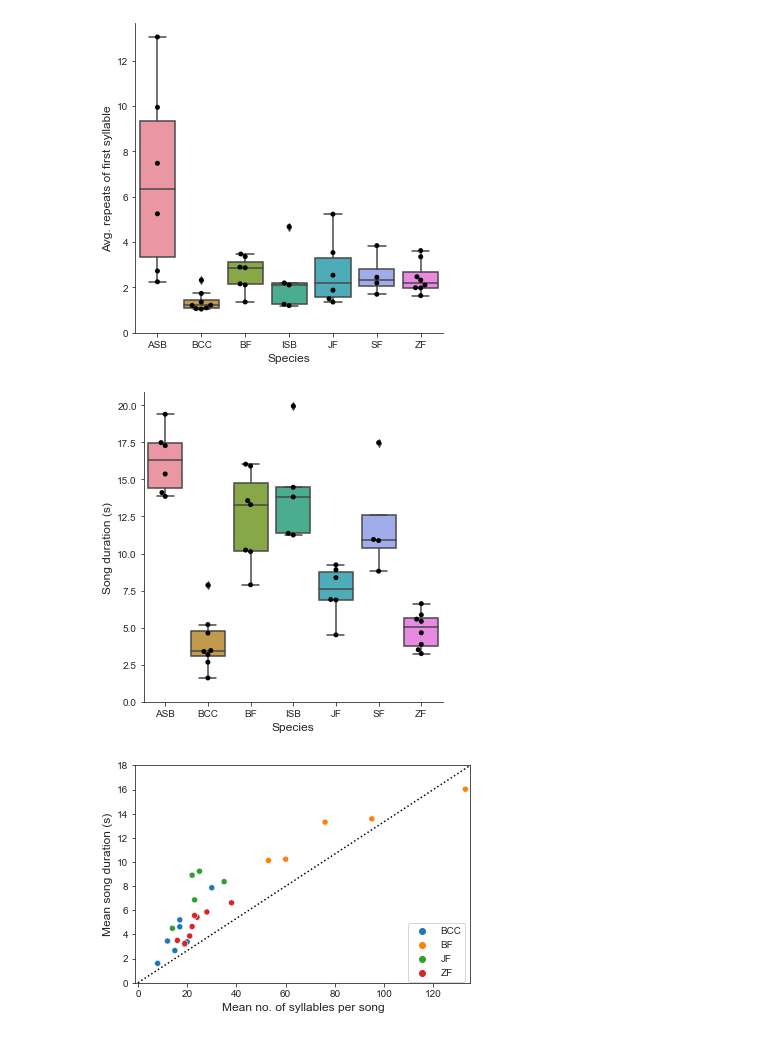
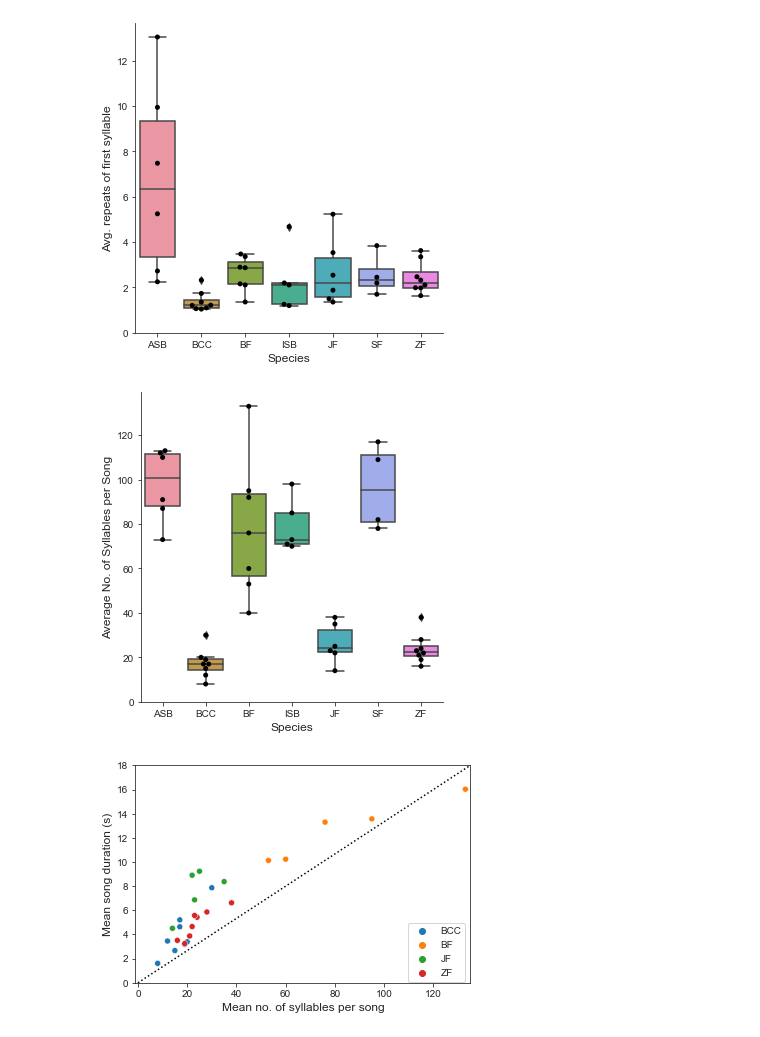
Before and after one commit to vasudha-kulkarni/IN-comparative-analysis, a Jupyter notebook: visualising_data.ipynb, the cells around one changed output. Cells and saved outputs as stored; diff of their text form; code cells hidden in the pictures.

Commit message:
7 species (n=45) all graphs updated

```diff
--- a/visualising_data.ipynb
+++ b/visualising_data.ipynb
@@ -117,17 +117,21 @@ plt.savefig('06 Avg repeats of first syllable.png', dpi = 600)
 [figure]
 # %%
 sns.set_style("ticks")
-g = sns.catplot(data=song2_q, x="Species", y="Song duration", kind="box")
-sns.swarmplot(data=song2_q, x="Species", y="Song duration", color="k", size=5, ax=g.ax)
+sns.set_palette("husl")
+# g = sns.catplot(data=song2_q, x="Species", y="Song duration", kind="box")
+# sns.swarmplot(data=song2_q, x="Species", y="Song duration", color="k", size=5, ax=g.ax)
+
+g = sns.catplot(data=song2_q, x="Species", y="Avg. No. of Syll per song", kind="box")
+sns.swarmplot(data=song2_q, x="Species", y="Avg. No. of Syll per song", color="k", size=5, ax=g.ax)
 
 plt.xlabel('Species', fontsize = 12)
-plt.ylabel('Song duration (s)', fontsize = 12)
+plt.ylabel('Average No. of Syllables per Song', fontsize = 12)
 plt.ylim(bottom=0)
 #plt.title('05 Start-Self transitions', fontsize = 14)
 #plt.show()
-plt.savefig('07 Song duration.png', dpi = 600)
+plt.savefig('07b Avg no. of syll per song.png', dpi = 600)
 # %% [output]
-[figure, old version]
+[figure, new version]
 # %%
 sns.set_style("ticks")
 g = sns.scatterplot(data=song2_q, x="Avg. No. of Syll per song", y="Song duration", hue="Species")
```
Also changed, not shown: parts of 3 cells of this notebook, 2 other files.
